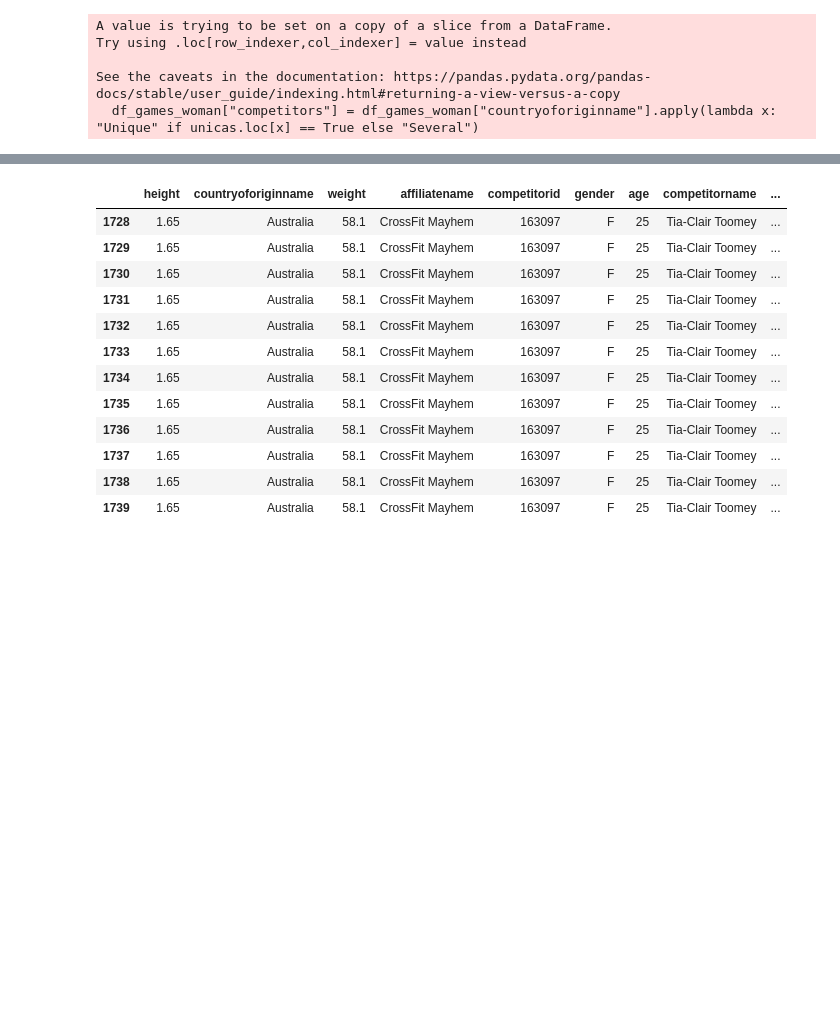
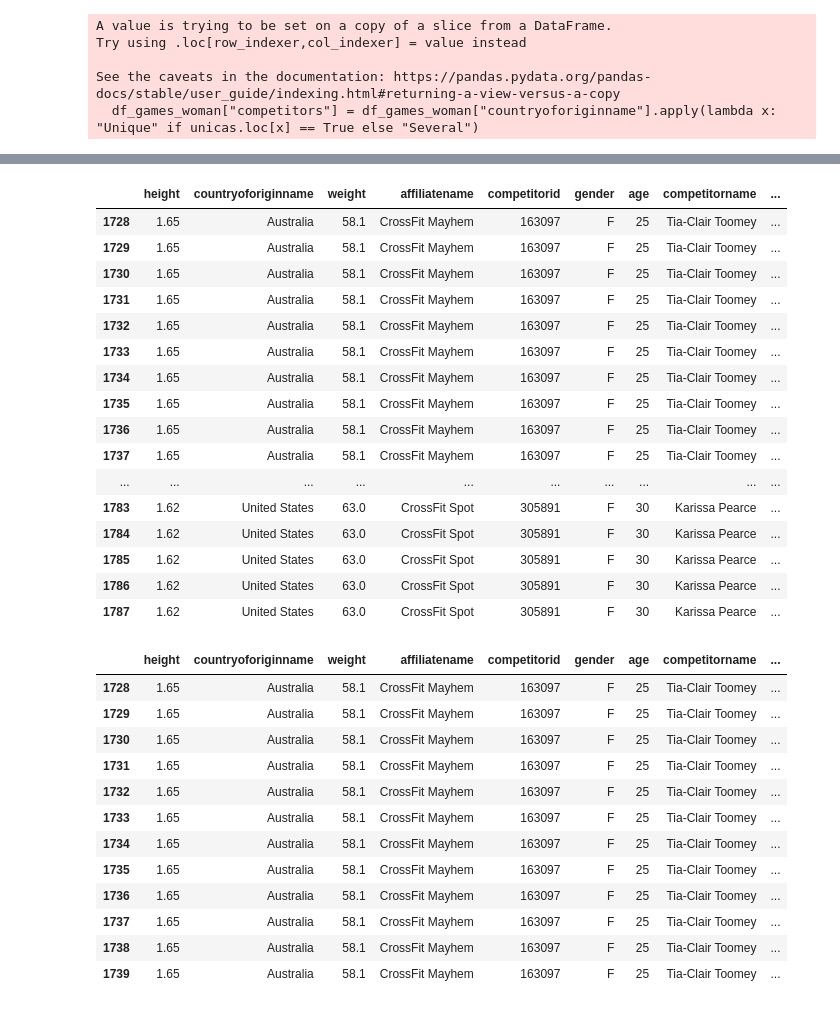
Before and after one commit to Beapsp/Conoce-prueba-practica_Crossfit, a Jupyter notebook: Notebooks/cleaning_cross.ipynb, the cells around one changed output, grey strips where cells are left out. Saved outputs shown, nothing was run; the diff lists cells and outputs as text; code cells hidden in the pictures; blank space fills up the shorter version.

```diff
--- a/Notebooks/cleaning_cross.ipynb
+++ b/Notebooks/cleaning_cross.ipynb
@@ -304,5 +307,25 @@ df_games_ger
 # %%
 top5_games_w = df_games_woman.loc[(df_games_woman["overallrank"] < 6)]
+# %%
+top5_games_w
+# %% [output]
+|  | height | countryoforiginname | weight | affiliatename | competitorid | gender | age | competitorname | ... |
+| 1728 | 1.65 | Australia | 58.1 | CrossFit Mayhem | 163097 | F | 25 | Tia-Clair Toomey | ... |
+| 1729 | 1.65 | Australia | 58.1 | CrossFit Mayhem | 163097 | F | 25 | Tia-Clair Toomey | ... |
+| 1730 | 1.65 | Australia | 58.1 | CrossFit Mayhem | 163097 | F | 25 | Tia-Clair Toomey | ... |
+| 1731 | 1.65 | Australia | 58.1 | CrossFit Mayhem | 163097 | F | 25 | Tia-Clair Toomey | ... |
+| 1732 | 1.65 | Australia | 58.1 | CrossFit Mayhem | 163097 | F | 25 | Tia-Clair Toomey | ... |
+| 1733 | 1.65 | Australia | 58.1 | CrossFit Mayhem | 163097 | F | 25 | Tia-Clair Toomey | ... |
+| 1734 | 1.65 | Australia | 58.1 | CrossFit Mayhem | 163097 | F | 25 | Tia-Clair Toomey | ... |
+| 1735 | 1.65 | Australia | 58.1 | CrossFit Mayhem | 163097 | F | 25 | Tia-Clair Toomey | ... |
+| 1736 | 1.65 | Australia | 58.1 | CrossFit Mayhem | 163097 | F | 25 | Tia-Clair Toomey | ... |
+| 1737 | 1.65 | Australia | 58.1 | CrossFit Mayhem | 163097 | F | 25 | Tia-Clair Toomey | ... |
+| ... | ... | ... | ... | ... | ... | ... | ... | ... | ... |
+| 1783 | 1.62 | United States | 63.0 | CrossFit Spot | 305891 | F | 30 | Karissa Pearce | ... |
+| 1784 | 1.62 | United States | 63.0 | CrossFit Spot | 305891 | F | 30 | Karissa Pearce | ... |
+| 1785 | 1.62 | United States | 63.0 | CrossFit Spot | 305891 | F | 30 | Karissa Pearce | ... |
+| 1786 | 1.62 | United States | 63.0 | CrossFit Spot | 305891 | F | 30 | Karissa Pearce | ... |
+| 1787 | 1.62 | United States | 63.0 | CrossFit Spot | 305891 | F | 30 | Karissa Pearce | ... |
 # %%
 games_10_Au = df_games_woman.loc[(df_games_woman["countryoforiginname"] == "Australia") & (df_games_woman["overallrank"] < 11)]
 # %%
```
Also changed, not shown: parts of 17 cells of this notebook, 3 other files.
